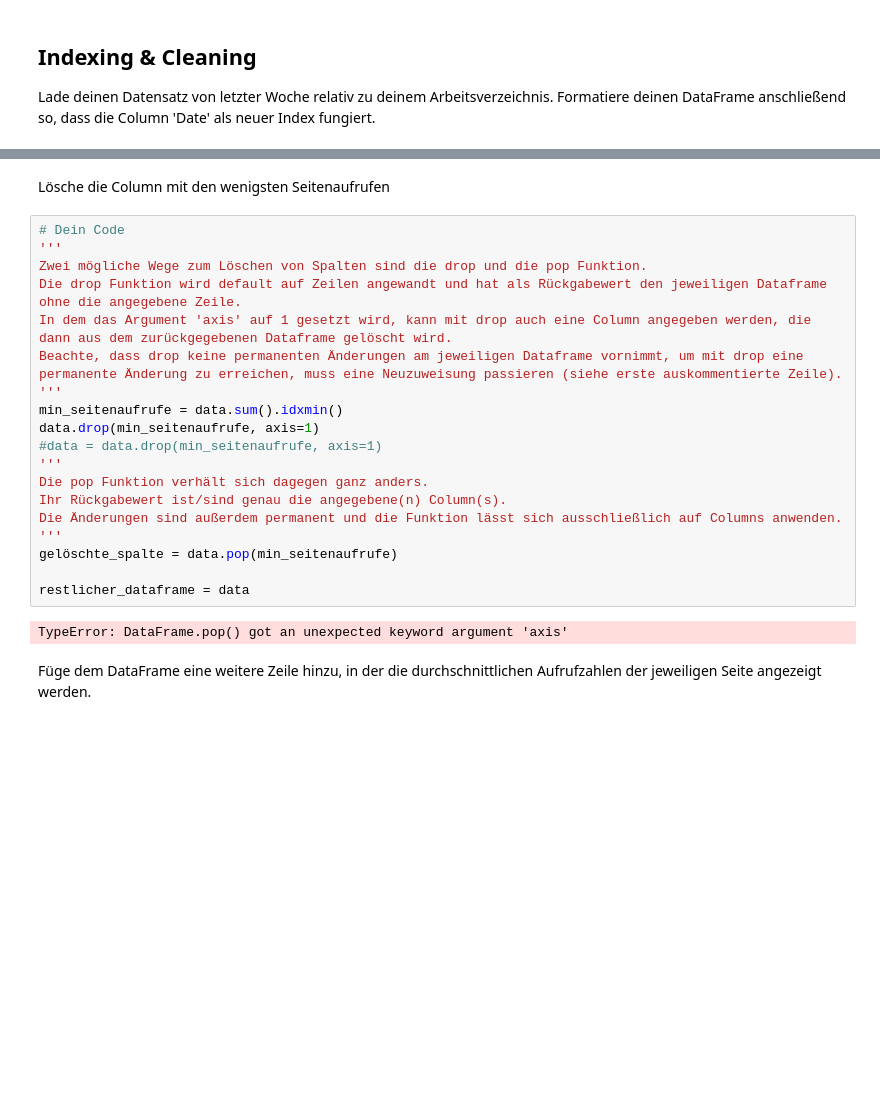
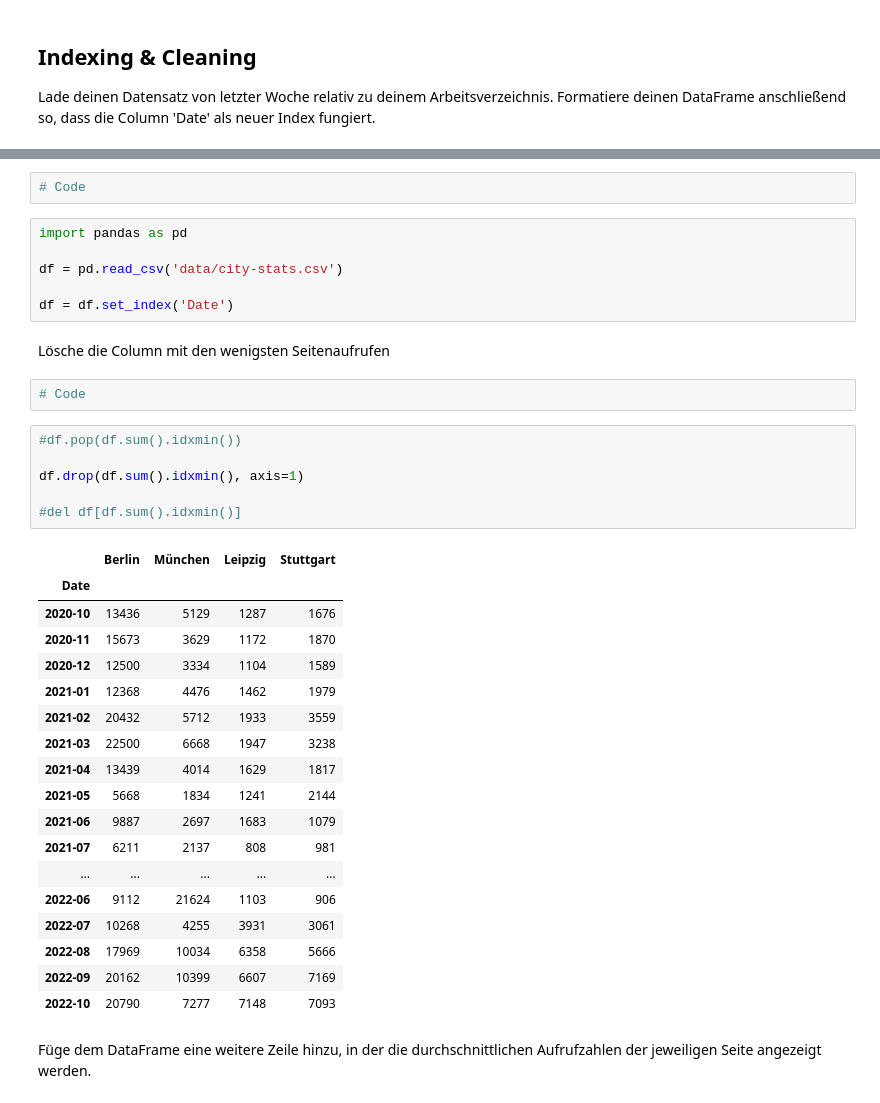
Before and after one commit to Tilana/datenjournalismus-in-python, a Jupyter notebook: workbook/aufgaben/uebungen6.ipynb, the cells around one changed output, grey strips where cells are left out. Drawn from its saved outputs; the diff is of its cells as text; blank space fills up the shorter version.

```diff
--- a/workbook/aufgaben/uebungen6.ipynb
+++ b/workbook/aufgaben/uebungen6.ipynb
@@ -40,25 +8,39 @@ data
+# %%
+# Code
+# %%
+import pandas as pd
+
+df = pd.read_csv('data/city-stats.csv')
+
+df = df.set_index('Date')
 # %% [markdown]
 Lösche die Column mit den wenigsten Seitenaufrufen
-# %%
-# Dein Code
-'''
-Zwei mögliche Wege zum Löschen von Spalten sind die drop und die pop Funktion.
-Die drop Funktion wird default auf Zeilen angewandt und hat als Rückgabewert den jeweiligen Dataframe ohne die angegebene Zeile.
-In dem das Argument 'axis' auf 1 gesetzt wird, kann mit drop auch eine Column angegeben werden, die dann aus dem zurückgegebenen Dataframe gelöscht wird.
-Beachte, dass drop keine permanenten Änderungen am jeweiligen Dataframe vornimmt, um mit drop eine permanente Änderung zu erreichen, muss eine Neuzuweisung passieren (siehe erste auskommentierte Zeile).
-'''
-min_seitenaufrufe = data.sum().idxmin()
-data.drop(min_seitenaufrufe, axis=1)
-#data = data.drop(min_seitenaufrufe, axis=1)
-'''
-Die pop Funktion verhält sich dagegen ganz anders.
-Ihr Rückgabewert ist/sind genau die angegebene(n) Column(s).
-Die Änderungen sind außerdem permanent und die Funktion lässt sich ausschließlich auf Columns anwenden.
-'''
-gelöschte_spalte = data.pop(min_seitenaufrufe)
-
-restlicher_dataframe = data
-# %% [output]
-TypeError: DataFrame.pop() got an unexpected keyword argument 'axis'
+# %%
+# Code
+# %%
+#df.pop(df.sum().idxmin())
+
+df.drop(df.sum().idxmin(), axis=1)
+
+#del df[df.sum().idxmin()]
+# %% [output]
+|  | Berlin | München | Leipzig | Stuttgart |
+| Date |  |  |  |  |
+| 2020-10 | 13436 | 5129 | 1287 | 1676 |
+| 2020-11 | 15673 | 3629 | 1172 | 1870 |
+| 2020-12 | 12500 | 3334 | 1104 | 1589 |
+| 2021-01 | 12368 | 4476 | 1462 | 1979 |
+| 2021-02 | 20432 | 5712 | 1933 | 3559 |
+| 2021-03 | 22500 | 6668 | 1947 | 3238 |
+| 2021-04 | 13439 | 4014 | 1629 | 1817 |
+| 2021-05 | 5668 | 1834 | 1241 | 2144 |
+| 2021-06 | 9887 | 2697 | 1683 | 1079 |
+| 2021-07 | 6211 | 2137 | 808 | 981 |
+| ... | ... | ... | ... | ... |
+| 2022-06 | 9112 | 21624 | 1103 | 906 |
+| 2022-07 | 10268 | 4255 | 3931 | 3061 |
+| 2022-08 | 17969 | 10034 | 6358 | 5666 |
+| 2022-09 | 20162 | 10399 | 6607 | 7169 |
+| 2022-10 | 20790 | 7277 | 7148 | 7093 |
 # %% [markdown]
 Füge dem DataFrame eine weitere Zeile hinzu, in der die durchschnittlichen Aufrufzahlen der jeweiligen Seite angezeigt werden.
```
Also changed, not shown: parts of 18 cells of this notebook, 5 other files.
